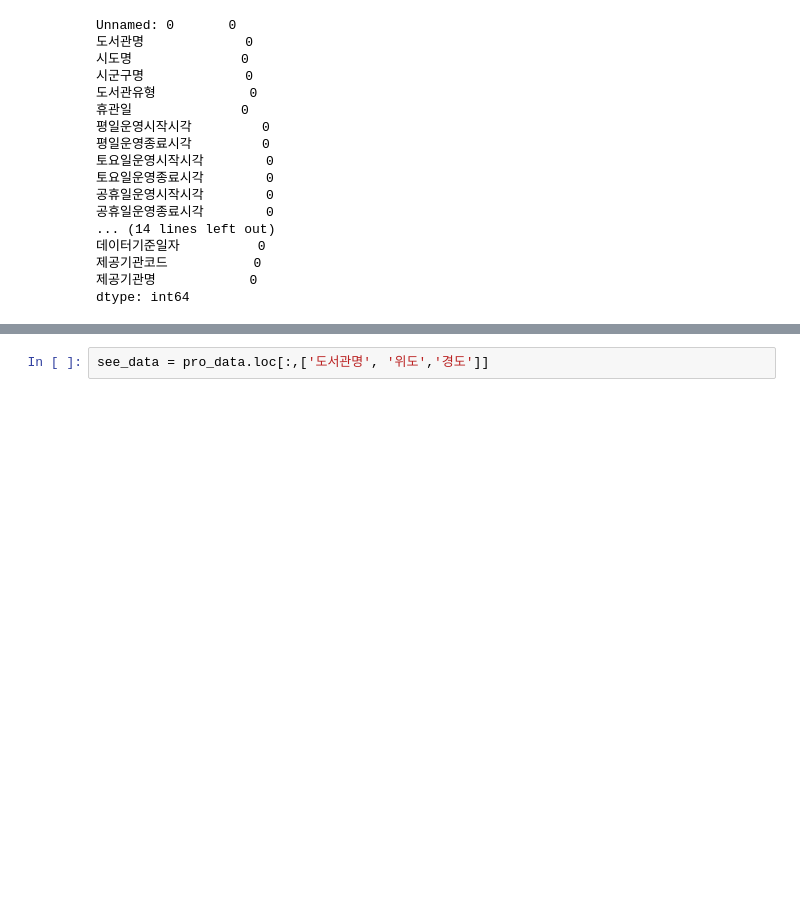
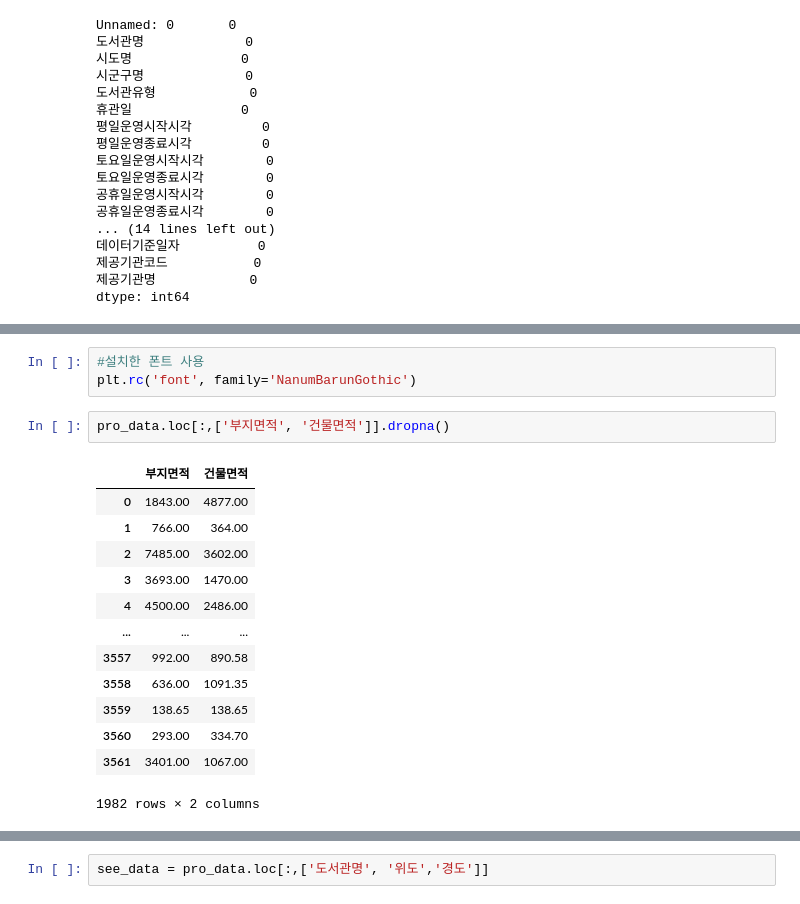
Before and after one commit to dev-hw/SeSAC-live_map, a Jupyter notebook: pro/1_도서관_프로젝트.ipynb, the cells around one changed output, grey strips where cells are left out. Cells and saved outputs as stored; diff of their text form; blank space fills up the shorter version.

```diff
--- a/pro/1_도서관_프로젝트.ipynb
+++ b/pro/1_도서관_프로젝트.ipynb
@@ -364,0 +418,19 @@ dtype: int64
+# %%
+#설치한 폰트 사용
+plt.rc('font', family='NanumBarunGothic')
+# %%
+pro_data.loc[:,['부지면적', '건물면적']].dropna()
+# %% [output]
+|  | 부지면적 | 건물면적 |
+| 0 | 1843.00 | 4877.00 |
+| 1 | 766.00 | 364.00 |
+| 2 | 7485.00 | 3602.00 |
+| 3 | 3693.00 | 1470.00 |
+| 4 | 4500.00 | 2486.00 |
+| ... | ... | ... |
+| 3557 | 992.00 | 890.58 |
+| 3558 | 636.00 | 1091.35 |
+| 3559 | 138.65 | 138.65 |
+| 3560 | 293.00 | 334.70 |
+| 3561 | 3401.00 | 1067.00 |
+1982 rows × 2 columns
```
Also changed, not shown: parts of 10 cells of this notebook.
